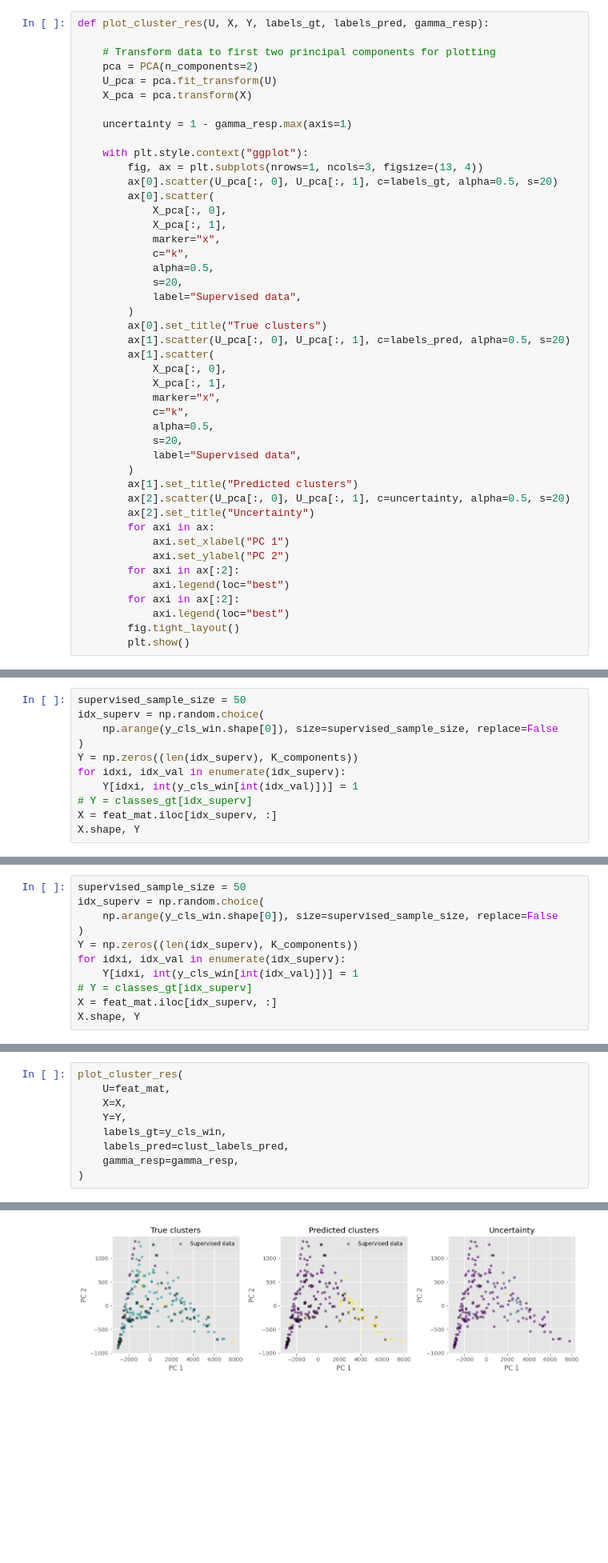
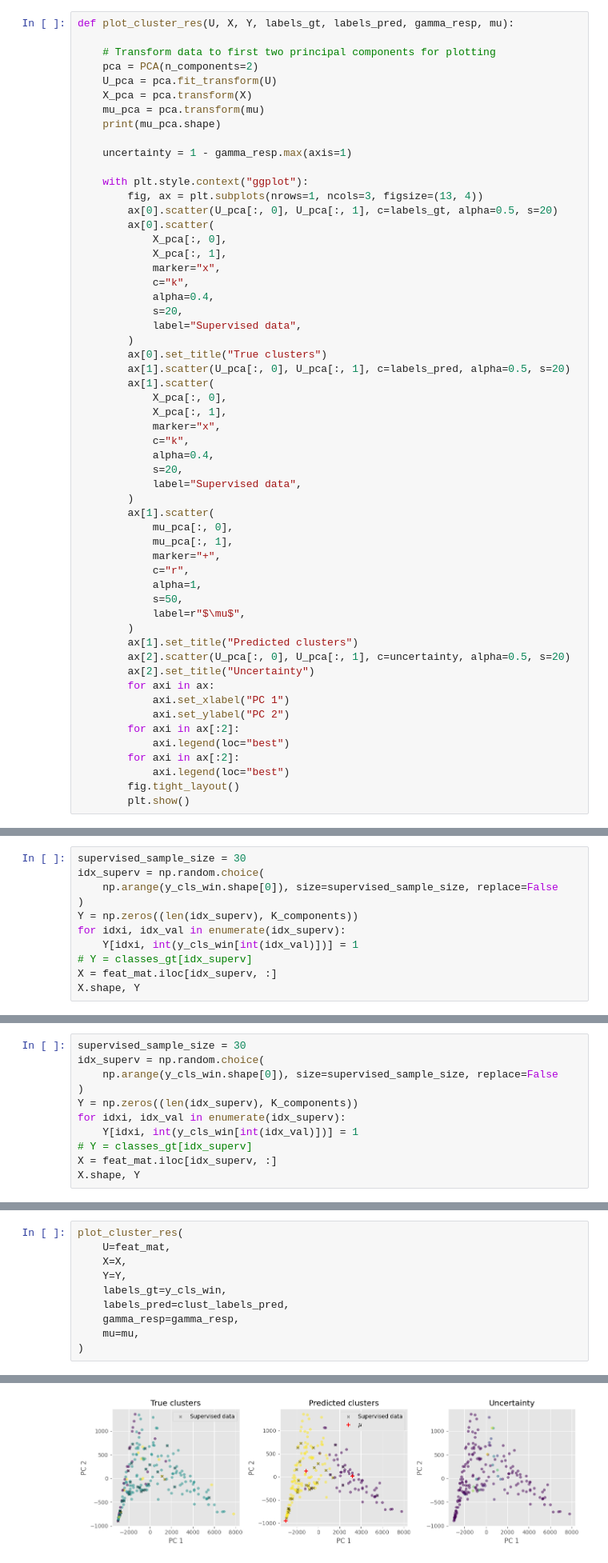
Before and after one commit to kir0ul/BayesClustering, a Jupyter notebook: GMM-semi-supervised.ipynb, the cells around one changed output, grey strips where cells are left out. Shown at 80% size. Cells and saved outputs as stored; diff of their text form; blank space fills up the shorter version.

Commit message:
feat: plot the means in PCA space

```diff
--- a/GMM-semi-supervised.ipynb
+++ b/GMM-semi-supervised.ipynb
@@ -586,12 +586,14 @@ V-measure: 1.0
 # %%
 # uncertainty = 1 - gamma_resp.max(axis=1)
 # %%
-def plot_cluster_res(U, X, Y, labels_gt, labels_pred, gamma_resp):
+def plot_cluster_res(U, X, Y, labels_gt, labels_pred, gamma_resp, mu):
 
     # Transform data to first two principal components for plotting
     pca = PCA(n_components=2)
     U_pca = pca.fit_transform(U)
     X_pca = pca.transform(X)
+    mu_pca = pca.transform(mu)
+    print(mu_pca.shape)
 
     uncertainty = 1 - gamma_resp.max(axis=1)
 
@@ -603,7 +605,7 @@ def plot_cluster_res(U, X, Y, labels_gt, labels_pred, gamma_resp):
             X_pca[:, 1],
             marker="x",
             c="k",
-            alpha=0.5,
+            alpha=0.4,
             s=20,
             label="Supervised data",
         )
@@ -614,9 +616,18 @@ def plot_cluster_res(U, X, Y, labels_gt, labels_pred, gamma_resp):
             X_pca[:, 1],
             marker="x",
             c="k",
-            alpha=0.5,
+            alpha=0.4,
             s=20,
             label="Supervised data",
+        )
+        ax[1].scatter(
+            mu_pca[:, 0],
+            mu_pca[:, 1],
+            marker="+",
+            c="r",
+            alpha=1,
+            s=50,
+            label=r"$\mu$",
         )
         ax[1].set_title("Predicted clusters")
         ax[2].scatter(U_pca[:, 0], U_pca[:, 1], c=uncertainty, alpha=0.5, s=20)
@@ -1397,7 +1420,7 @@ array([0, 0, 0, 0, 0, 0, 1, 1, 1, 0, 0, 1, 1, 0, 0, 1, 1, 2, 1, 0, 0, 0,
        1, 0, 0, 0, 0, 0, 0, 1, 1, 1, 1, 2, 2, 1, 0, 0, 0, 1, 1, 1, 0, 0,
        1])
 # %%
-supervised_sample_size = 50
+supervised_sample_size = 30
 idx_superv = np.random.choice(
     np.arange(y_cls_win.shape[0]), size=supervised_sample_size, replace=False
 )
@@ -1565,7 +1589,7 @@ array([1, 0, 1, 0, 1, 2, 2, 1, 1, 1, 1, 1, 0, 0, 1, 1, 1, 1, 1, 1, 2, 1,
        1, 1, 1, 1, 1, 1, 0, 1, 1, 0, 1, 1, 1, 1, 1, 1, 1, 1, 1, 0, 0, 0,
        1])
 # %%
-supervised_sample_size = 50
+supervised_sample_size = 30
 idx_superv = np.random.choice(
     np.arange(y_cls_win.shape[0]), size=supervised_sample_size, replace=False
 )
@@ -1694,5 +1707,6 @@ plot_cluster_res(
     labels_gt=y_cls_win,
     labels_pred=clust_labels_pred,
     gamma_resp=gamma_resp,
+    mu=mu,
 )
 # %% [output]
@@ -1699 +1714 @@ plot_cluster_res(
-[figure, old version]
+[figure, new version]
```
Also changed, not shown: parts of 20 cells of this notebook.
